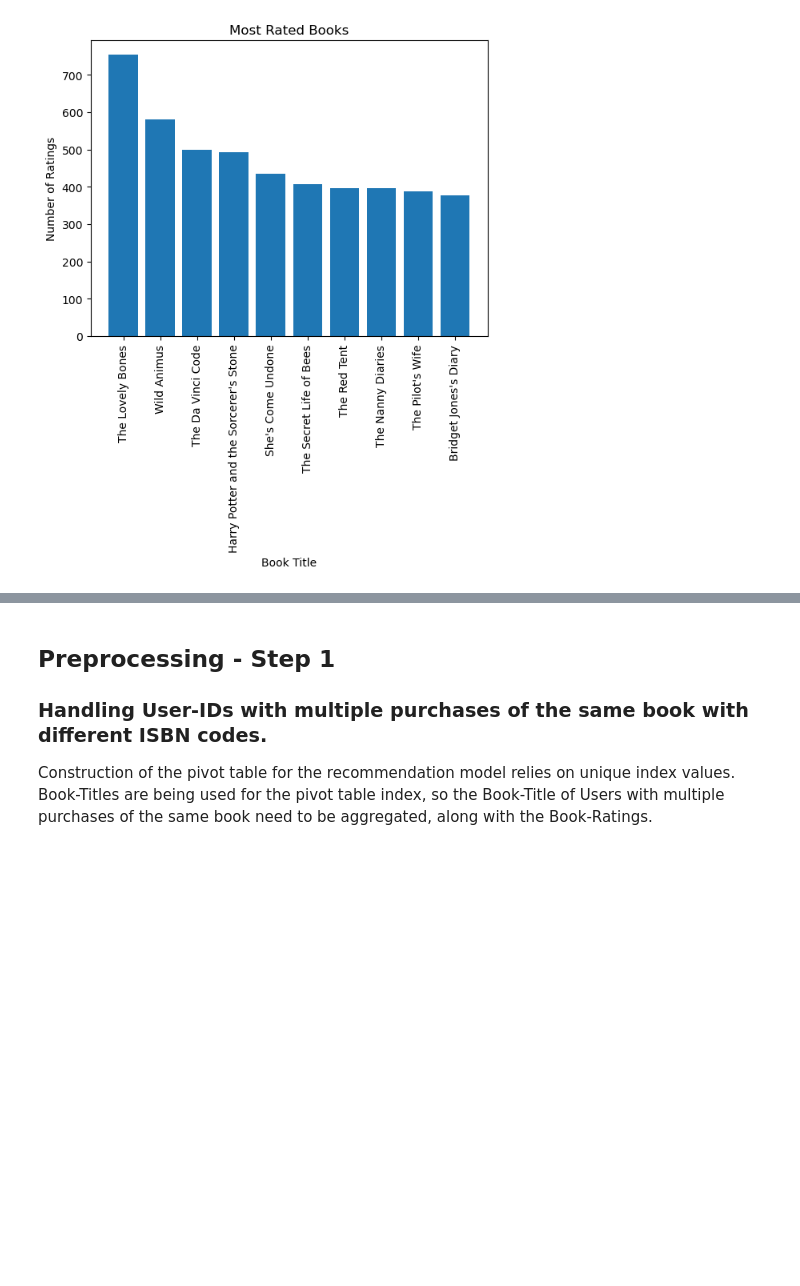
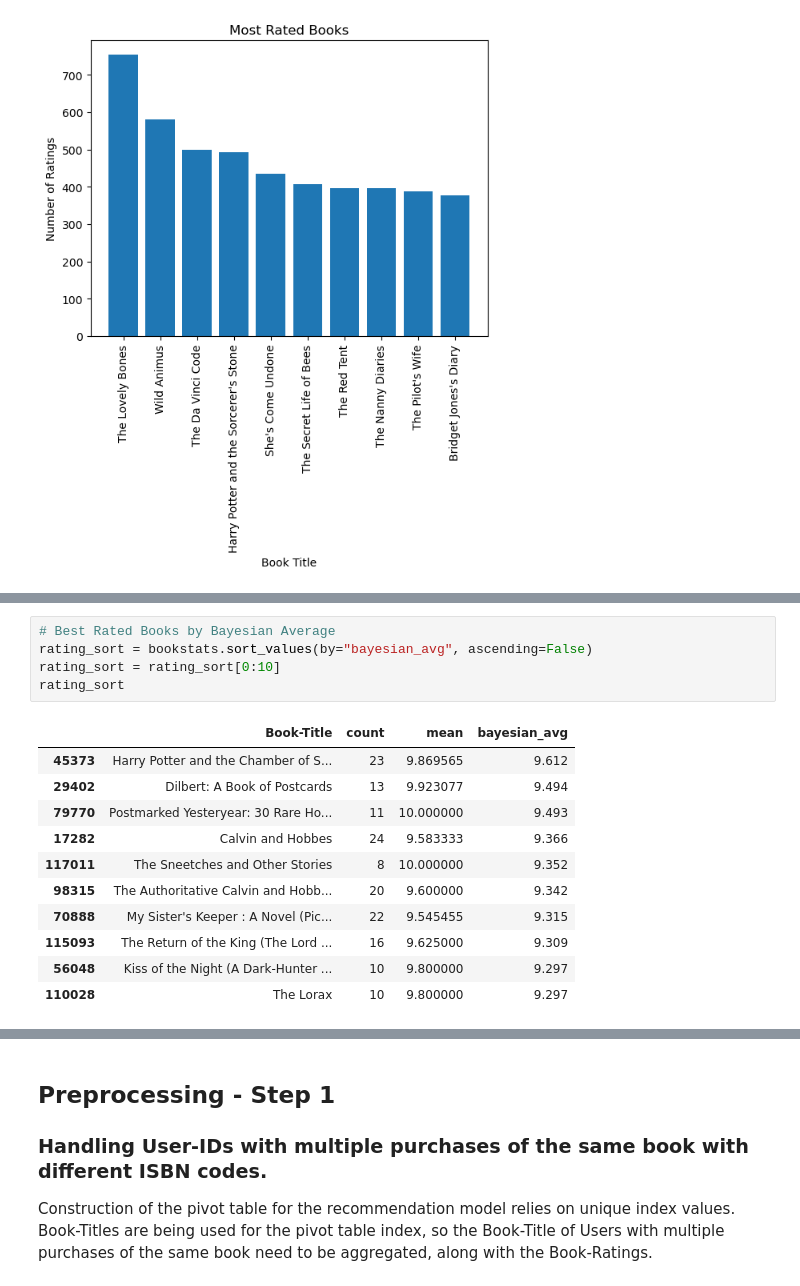
Before and after one commit to stephanielabelle/book_recommender, a Jupyter notebook: book_recommender.ipynb, the cells around one changed output, grey strips where cells are left out. Drawn from its saved outputs; the diff is of its cells as text; blank space fills up the shorter version.

```diff
--- a/book_recommender.ipynb
+++ b/book_recommender.ipynb
@@ -1098,0 +1283,17 @@ Text(0.5, 0, 'Book Title')
+# %%
+# Best Rated Books by Bayesian Average
+rating_sort = bookstats.sort_values(by="bayesian_avg", ascending=False)
+rating_sort = rating_sort[0:10]
+rating_sort
+# %% [output]
+|  | Book-Title | count | mean | bayesian_avg |
+| 45373 | Harry Potter and the Chamber of S... | 23 | 9.869565 | 9.612 |
+| 29402 | Dilbert: A Book of Postcards | 13 | 9.923077 | 9.494 |
+| 79770 | Postmarked Yesteryear: 30 Rare Ho... | 11 | 10.000000 | 9.493 |
+| 17282 | Calvin and Hobbes | 24 | 9.583333 | 9.366 |
+| 117011 | The Sneetches and Other Stories | 8 | 10.000000 | 9.352 |
+| 98315 | The Authoritative Calvin and Hobb... | 20 | 9.600000 | 9.342 |
+| 70888 | My Sister's Keeper : A Novel (Pic... | 22 | 9.545455 | 9.315 |
+| 115093 | The Return of the King (The Lord ... | 16 | 9.625000 | 9.309 |
+| 56048 | Kiss of the Night (A Dark-Hunter ... | 10 | 9.800000 | 9.297 |
+| 110028 | The Lorax | 10 | 9.800000 | 9.297 |
```
Also changed, not shown: parts of 43 cells of this notebook.
